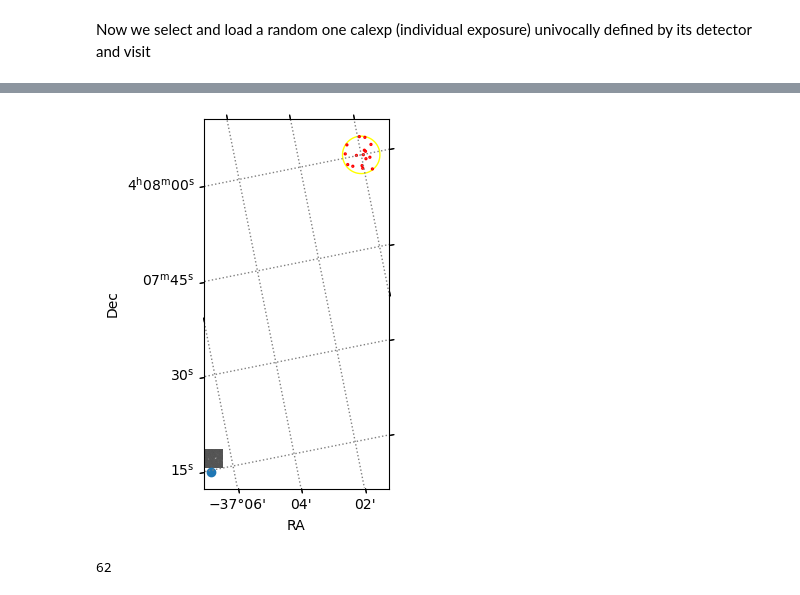
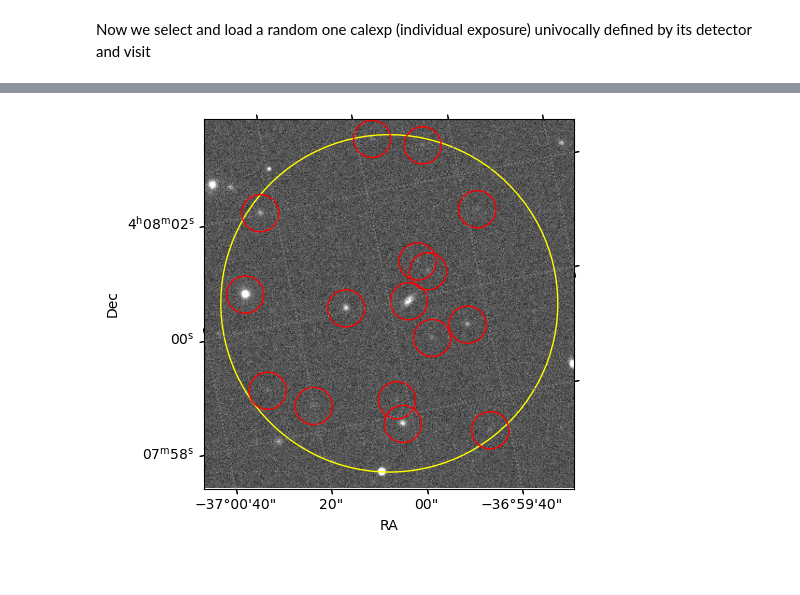
Before and after one commit to nowokaren/ulens_lsst, a Jupyter notebook: docs/tutorials/tutorial_RSP.ipynb, the cells around one changed output, grey strips where cells are left out. Drawn from its saved outputs; the diff is of its cells as text; code cells hidden in the pictures.

```diff
--- a/docs/tutorials/tutorial_RSP.ipynb
+++ b/docs/tutorials/tutorial_RSP.ipynb
@@ -317,6 +287,8 @@ center_ra = 62
 center_dec = -37
 radius = 0.01
 # %%
+from lsst.rsp import get_tap_service, retrieve_query
+service = get_tap_service("tap")
 query = "SELECT coord_ra, coord_dec, visit, detector, psfFlux, band "\
         f"FROM {schema}.{table} "\
         "WHERE CONTAINS(POINT('ICRS', coord_ra, coord_dec), "\
@@ -407,43 +356,47 @@ cutout = calexp.getCutout(radec, cutoutSize)
 # %%
 import lsst.geom as geom
 
-
-cutout_deg = radius
+# Fix the cutout in the cone search
+cutout_deg = radius*2.2
 pixel_scale = calexp_wcs.getPixelScale().asDegrees()
 cutoutSideLength = int(cutout_deg / pixel_scale)
+radec = geom.SpherePoint(center_ra, center_dec, geom.degrees)
+cutoutSize = geom.Extent2I(cutoutSideLength, cutoutSideLength)
 
-radec = geom.SpherePoint(center_ra, center_dec, geom.degrees)
-# cutoutSize = geom.ExtentI(cutoutSideLength, cutoutSideLength)
+# Create cutout
+xy = geom.PointI(calexp_wcs.skyToPixel(radec))
+bbox = geom.BoxI(xy - cutoutSize // 2, cutoutSize)
+parameters = {'bbox': bbox}
+cutout= butler.get('calexp', parameters=parameters, **dataId)   # OR cutout = calexp.getCutout(radec, cutoutSize)
+cutout_wcs = cutout.getWcs()
 
-# xy = geom.PointI(calexp_wcs.skyToPixel(radec))
-# bbox = geom.BoxI(xy - cutoutSize // 2, cutoutSize)
-# parameters = {'bbox': bbox}
-# cutout_image = butler.get('calexp', parameters=parameters, **dataId)
+# Plot cutout
+fig = plt.figure()
+ax = plt.subplot(projection=WCS(cutout_wcs.getFitsMetadata()))
+ax.imshow(
+    cutout.image.array,
+    cmap='gray',
+    origin='lower',
+    vmin=-200.0,
+    vmax=400,
+    extent=[
+        bbox.getMinX(), bbox.getMaxX(),
+        bbox.getMinY(), bbox.getMaxY()
+    ]
+)
 
-
-fig = plt.figure()
-cutout_wcs = cutout.getWcs()
-ax = plt.subplot(projection=WCS(calexp_wcs.getFitsMetadata()))
-
-im = plt.imshow(cutout.image.array, cmap='gray', vmin=-200.0, vmax=400,
-                 origin='lower')
-plt.grid(color='gray', ls=':', lw=1)
-plt.scatter(center_ra, center_dec)
-
+# Mark cone search and sources
 region = SphericalCircle((center_ra, center_dec)*u.deg ,radius * u.deg, edgecolor='yellow', facecolor='none', transform=ax.get_transform('world'))
 plt.gca().add_patch(region)
 
 contained_sources = results[(results["visit"]==dataId["visit"]) & (results["detector"]==dataId["detector"])][["coord_ra","coord_dec"]].values
 for ra, dec in contained_sources:
     region = SphericalCircle((ra, dec) * u.deg,cutout_deg * 0.05 * u.deg, edgecolor='red', facecolor='none', transform=ax.get_transform('world') )
     plt.gca().add_patch(region)
 
+plt.grid(color='gray', ls=':', lw=1)
 ax.set_xlabel("RA")
 ax.set_ylabel("Dec")
 plt.show()
 # %% [output]
-[figure, old version]
+[figure, new version]
-# %%
-center_ra
-# %% [output]
-62
```
Also changed, not shown: parts of 22 cells of this notebook.
